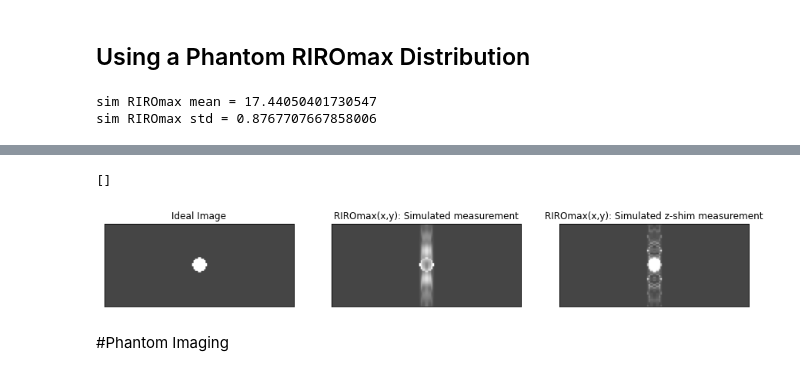
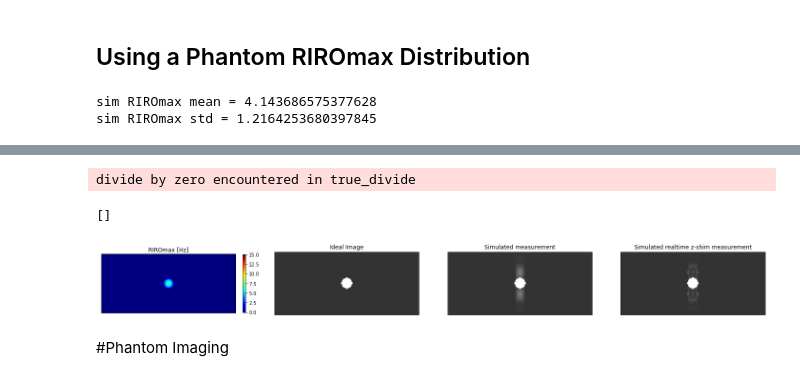
Before and after one commit to evaalonsoortiz/dyn-rt-shim-sim, a Jupyter notebook: dyn_rt_shim_sim.ipynb, the cells around one changed output, grey strips where cells are left out. Drawn from its saved outputs; the diff is of its cells as text; code cells hidden in the pictures.

```diff
--- a/dyn_rt_shim_sim.ipynb
+++ b/dyn_rt_shim_sim.ipynb
@@ -228,14 +213,15 @@ r = r**(1/r**40)
 
 sim_ph_RIROmax = RIROmax_uniform*r
 
+# -----------------------------------------------------------------------------#
 # define the object
+# -----------------------------------------------------------------------------#
 sim_ph_img_data = np.zeros(matrix)
 sim_ph_img_data[np.sqrt( (x*image_res[0])**2 + (y*image_res[1])**2 )<10] = 1
 
 # -----------------------------------------------------------------------------#
 # limit the RIROmax distribution to where you have signal in your image
 # -----------------------------------------------------------------------------#
-#sim_ph_RIROmax = gaussian_filter(sim_ph_RIROmax, sigma=2)
 sim_ph_RIROmax = np.multiply(sim_ph_img_data,sim_ph_RIROmax)
 
 # calculate the mean/std of RIROmax
@@ -245,14 +231,13 @@ std_sim_ph_RIROmax = sim_ph_RIROmax[sim_ph_img_data!=0].std()
 print('sim RIROmax mean =',mean_sim_ph_RIROmax)
 print('sim RIROmax std =',std_sim_ph_RIROmax)
 
-fig = px.imshow(np.rot90(sim_ph_RIROmax))
-fig.show()
-
+# -----------------------------------------------------------------------------#
 # k-space data for the ideal image
+# -----------------------------------------------------------------------------#
 sim_ph_FFT = np.fft.fftshift(np.fft.fft(np.fft.fftshift(sim_ph_img_data)))
 
 # -----------------------------------------------------------------------------#
-# For RIROmax(x,y)
+# k-space data for image with a the RIROmax distribution
 # -----------------------------------------------------------------------------#
 # modify the k-space data to take into account the effect of B(z,t)
 exp = np.exp( (-2 * math.pi * 1j * TE) * sim_ph_RIROmax * np.sin(w_r * (TR * (matrix[1]/2 + np.divide(ky,delta_k[1]) ) + TE ) ) )
@@ -261,14 +246,13 @@ sim_ph_FFT_mod_RIROmax_xy = np.multiply( exp , sim_ph_FFT )
 #recontruct the image
 calcImage_sim_ph_RIROmax_xy = np.fft.ifftshift(np.fft.ifft(np.fft.ifftshift(sim_ph_FFT_mod_RIROmax_xy)))
 
-# -----------------------------------------------------------------------------#
-# For RIROmax(x,y)
-# -----------------------------------------------------------------------------#
 # calculate the average RIROmax in the image
 sim_ph_RIROmax_meas = np.multiply(sim_ph_RIROmax,sim_ph_img_data)
 sim_ph_RIROmax_meas = sim_ph_RIROmax_meas[np.nonzero(sim_ph_RIROmax_meas)].mean()
 
-# modify the k-space data to take into account the effect of B(z,t) and z-shim gradients
+# -----------------------------------------------------------------------------#
+# k-space data for image with a the RIROmax distribution and z-shim gradients
+# -----------------------------------------------------------------------------#
 diff = np.subtract(sim_ph_RIROmax * np.sin(w_r * (TR * (matrix[1]/2 + np.divide(ky,delta_k[1]) ) + TE ) ), sim_ph_RIROmax_meas * np.sin(w_r * (TR * (matrix[1]/2 + np.divide(ky,delta_k[1]) ) ) ))
 exp = np.exp((2 * math.pi * 1j * TE) * diff)
 zshim_FFT_mod_sim_ph_RIROmax_xy = np.multiply( exp , sim_ph_FFT )
@@ -276,23 +260,31 @@ zshim_FFT_mod_sim_ph_RIROmax_xy = np.multiply( exp , sim_ph_FFT )
 #recontruct the image
 zshim_calcImage_sim_ph_RIROmax_xy = np.fft.ifftshift(np.fft.ifft(np.fft.ifftshift(zshim_FFT_mod_sim_ph_RIROmax_xy)))
 
+# -----------------------------------------------------------------------------#
 # display
-fig = plt.figure(figsize=(15,10))
+# -----------------------------------------------------------------------------#
+fig = plt.figure(figsize=(25,15))
 
-ax = fig.add_subplot(1,3,1)
-ax.imshow(np.rot90(sim_ph_img_data), cmap='gray', vmin=-0.3, vmax=0.8)
-ax.set_title('Ideal Image')
-plt.setp(ax, xticks=[], yticks=[])
+ax1 = fig.add_subplot(1,4,1)
+im1 = ax1.imshow(np.rot90(sim_ph_RIROmax), cmap='jet', vmin=0, vmax=15)
+ax1.set_title('RIROmax [Hz]')
+plt.setp(ax1, xticks=[], yticks=[])
+plt.colorbar(im1,fraction=0.02, pad=0.05)
 
-ax1 = fig.add_subplot(1,3,2)
-ax1.imshow(np.rot90(np.abs(calcImage_sim_ph_RIROmax_xy)), cmap='gray', vmin=-0.3, vmax=0.8)
-ax1.set_title('RIROmax(x,y): Simulated measurement')
-plt.setp(ax1, xticks=[], yticks=[])
+ax2 = fig.add_subplot(1,4,2)
+ax2.imshow(np.rot90(sim_ph_img_data), cmap='gray', vmin=-0.2, vmax=0.8)
+ax2.set_title('Ideal Image')
+plt.setp(ax2, xticks=[], yticks=[])
 
-ax3 = fig.add_subplot(1,3,3)
-ax3.imshow(np.rot90(np.abs(zshim_calcImage_sim_ph_RIROmax_xy)), cmap='gray', vmin=-0.3, vmax=0.8)
-ax3.set_title('RIROmax(x,y): Simulated z-shim measurement')
+ax3 = fig.add_subplot(1,4,3)
+ax3.imshow(np.rot90(np.abs(calcImage_sim_ph_RIROmax_xy)), cmap='gray', vmin=-0.2, vmax=0.8)
+ax3.set_title('Simulated measurement')
 plt.setp(ax3, xticks=[], yticks=[])
+
+ax4 = fig.add_subplot(1,4,4)
+ax4.imshow(np.rot90(np.abs(zshim_calcImage_sim_ph_RIROmax_xy)), cmap='gray', vmin=-0.2, vmax=0.8)
+ax4.set_title('Simulated realtime z-shim measurement')
+plt.setp(ax4, xticks=[], yticks=[])
 # %% [output]
-sim RIROmax mean = 17.44050401730547
-sim RIROmax std = 0.8767707667858006
+sim RIROmax mean = 4.143686575377628
+sim RIROmax std = 1.2164253680397845
@@ -300,5 +291,6 @@ sim RIROmax std = 0.8767707667858006
-[]
+divide by zero encountered in true_divide
+[]
-[figure, old version]
+[figure, new version]
 # %% [markdown]
 #Phantom Imaging
 # %% [markdown]
```
Also changed, not shown: parts of 4 cells of this notebook.
